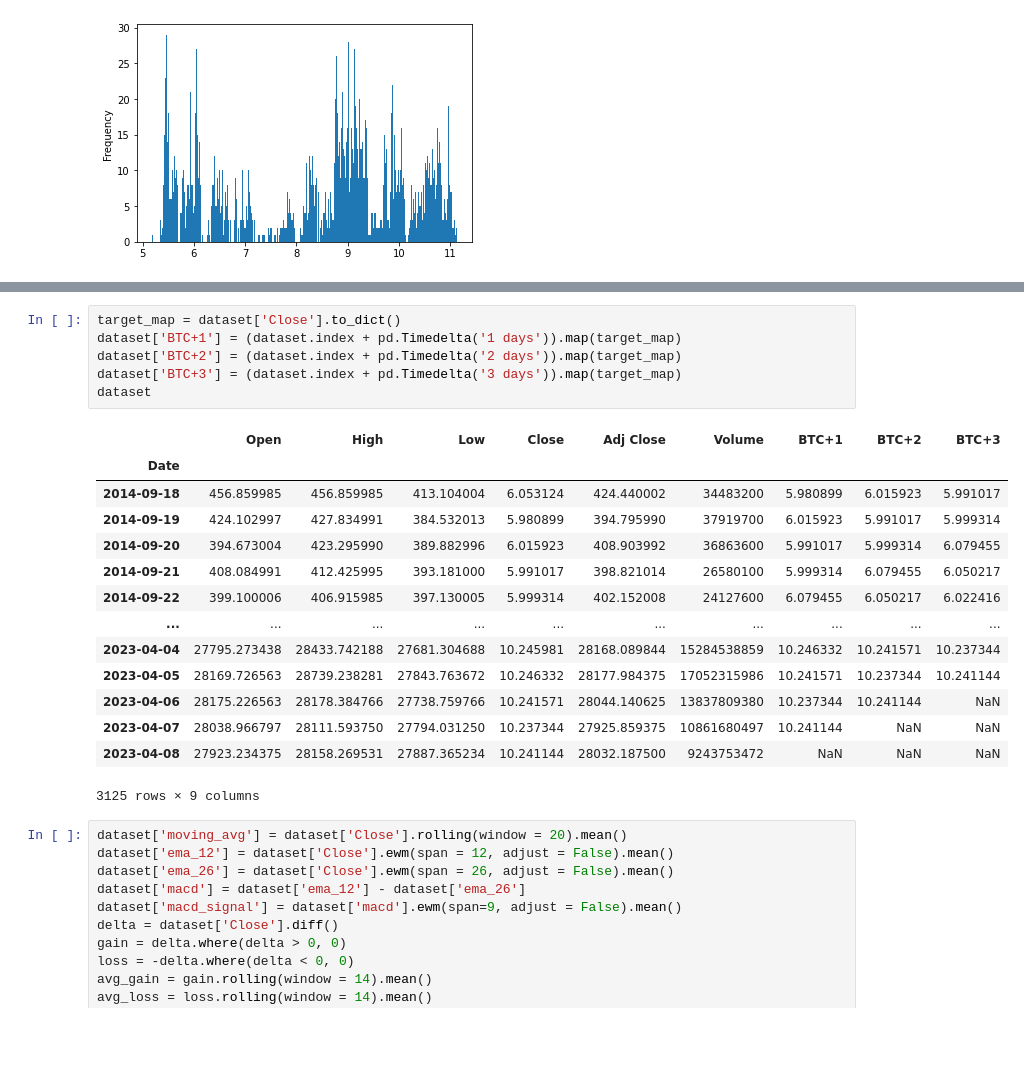
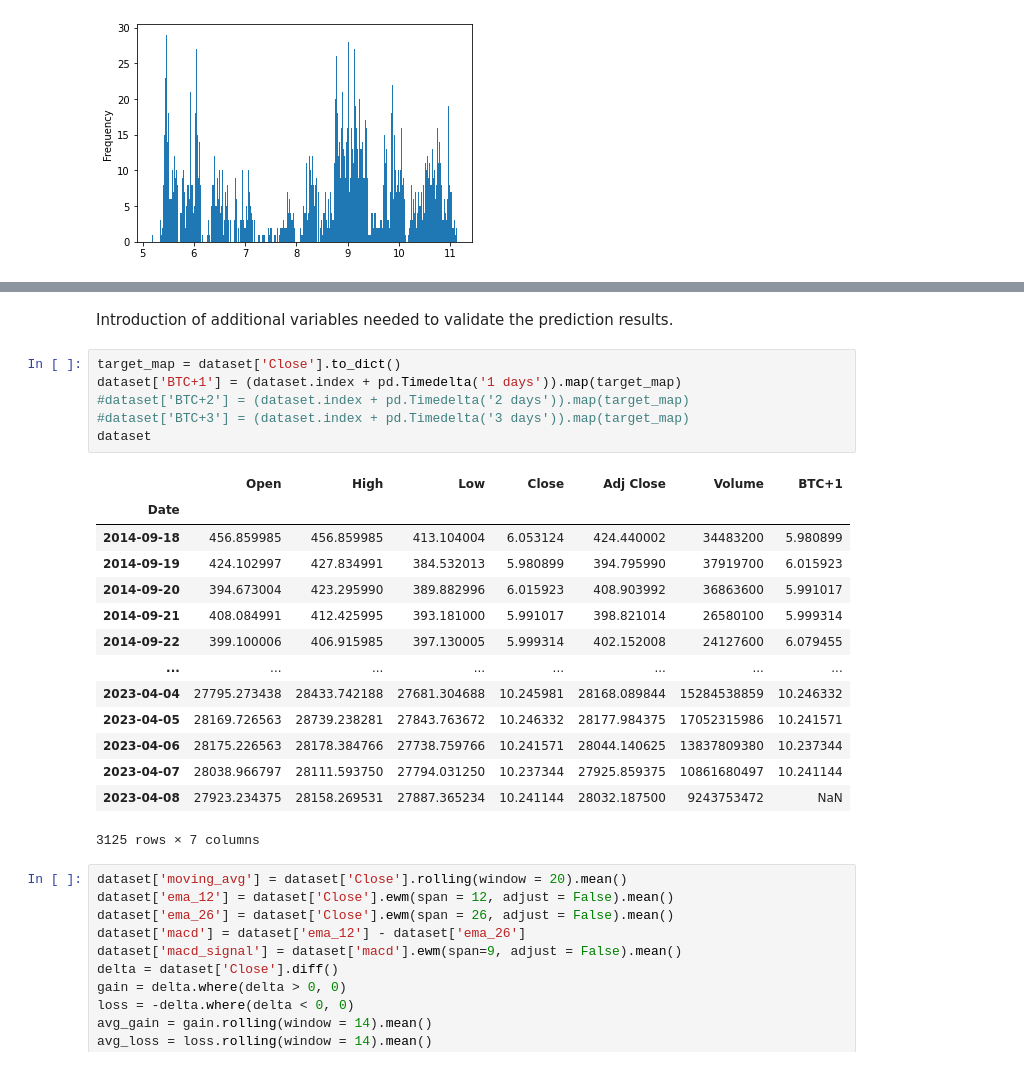
Before and after one commit to MichalJaros/BitcoinPricePrediction, a Jupyter notebook: Bitcoin.ipynb, the cells around one changed output, grey strips where cells are left out. Drawn from its saved outputs; the diff is of its cells as text; blank space fills up the shorter version.

```diff
--- a/Bitcoin.ipynb
+++ b/Bitcoin.ipynb
@@ -122,24 +124,26 @@ sns.pairplot(dataset)
+# %% [markdown]
+Introduction of additional variables needed to validate the prediction results.
 # %%
 target_map = dataset['Close'].to_dict()
 dataset['BTC+1'] = (dataset.index + pd.Timedelta('1 days')).map(target_map)
-dataset['BTC+2'] = (dataset.index + pd.Timedelta('2 days')).map(target_map)
-dataset['BTC+3'] = (dataset.index + pd.Timedelta('3 days')).map(target_map)
+#dataset['BTC+2'] = (dataset.index + pd.Timedelta('2 days')).map(target_map)
+#dataset['BTC+3'] = (dataset.index + pd.Timedelta('3 days')).map(target_map)
 dataset
 # %% [output]
-|  | Open | High | Low | Close | Adj Close | Volume | BTC+1 | BTC+2 | BTC+3 |
-| Date |  |  |  |  |  |  |  |  |  |
-| 2014-09-18 | 456.859985 | 456.859985 | 413.104004 | 6.053124 | 424.440002 | 34483200 | 5.980899 | 6.015923 | 5.991017 |
-| 2014-09-19 | 424.102997 | 427.834991 | 384.532013 | 5.980899 | 394.795990 | 37919700 | 6.015923 | 5.991017 | 5.999314 |
-| 2014-09-20 | 394.673004 | 423.295990 | 389.882996 | 6.015923 | 408.903992 | 36863600 | 5.991017 | 5.999314 | 6.079455 |
-| 2014-09-21 | 408.084991 | 412.425995 | 393.181000 | 5.991017 | 398.821014 | 26580100 | 5.999314 | 6.079455 | 6.050217 |
-| 2014-09-22 | 399.100006 | 406.915985 | 397.130005 | 5.999314 | 402.152008 | 24127600 | 6.079455 | 6.050217 | 6.022416 |
-| ... | ... | ... | ... | ... | ... | ... | ... | ... | ... |
-| 2023-04-04 | 27795.273438 | 28433.742188 | 27681.304688 | 10.245981 | 28168.089844 | 15284538859 | 10.246332 | 10.241571 | 10.237344 |
-| 2023-04-05 | 28169.726563 | 28739.238281 | 27843.763672 | 10.246332 | 28177.984375 | 17052315986 | 10.241571 | 10.237344 | 10.241144 |
-| 2023-04-06 | 28175.226563 | 28178.384766 | 27738.759766 | 10.241571 | 28044.140625 | 13837809380 | 10.237344 | 10.241144 | NaN |
-| 2023-04-07 | 28038.966797 | 28111.593750 | 27794.031250 | 10.237344 | 27925.859375 | 10861680497 | 10.241144 | NaN | NaN |
-| 2023-04-08 | 27923.234375 | 28158.269531 | 27887.365234 | 10.241144 | 28032.187500 | 9243753472 | NaN | NaN | NaN |
+|  | Open | High | Low | Close | Adj Close | Volume | BTC+1 |
+| Date |  |  |  |  |  |  |  |
+| 2014-09-18 | 456.859985 | 456.859985 | 413.104004 | 6.053124 | 424.440002 | 34483200 | 5.980899 |
+| 2014-09-19 | 424.102997 | 427.834991 | 384.532013 | 5.980899 | 394.795990 | 37919700 | 6.015923 |
+| 2014-09-20 | 394.673004 | 423.295990 | 389.882996 | 6.015923 | 408.903992 | 36863600 | 5.991017 |
+| 2014-09-21 | 408.084991 | 412.425995 | 393.181000 | 5.991017 | 398.821014 | 26580100 | 5.999314 |
+| 2014-09-22 | 399.100006 | 406.915985 | 397.130005 | 5.999314 | 402.152008 | 24127600 | 6.079455 |
+| ... | ... | ... | ... | ... | ... | ... | ... |
+| 2023-04-04 | 27795.273438 | 28433.742188 | 27681.304688 | 10.245981 | 28168.089844 | 15284538859 | 10.246332 |
+| 2023-04-05 | 28169.726563 | 28739.238281 | 27843.763672 | 10.246332 | 28177.984375 | 17052315986 | 10.241571 |
+| 2023-04-06 | 28175.226563 | 28178.384766 | 27738.759766 | 10.241571 | 28044.140625 | 13837809380 | 10.237344 |
+| 2023-04-07 | 28038.966797 | 28111.593750 | 27794.031250 | 10.237344 | 27925.859375 | 10861680497 | 10.241144 |
+| 2023-04-08 | 27923.234375 | 28158.269531 | 27887.365234 | 10.241144 | 28032.187500 | 9243753472 | NaN |
-3125 rows × 9 columns
+3125 rows × 7 columns
 # %%
 dataset['moving_avg'] = dataset['Close'].rolling(window = 20).mean()
 dataset['ema_12'] = dataset['Close'].ewm(span = 12, adjust = False).mean()
```
Also changed, not shown: parts of 16 cells of this notebook.
